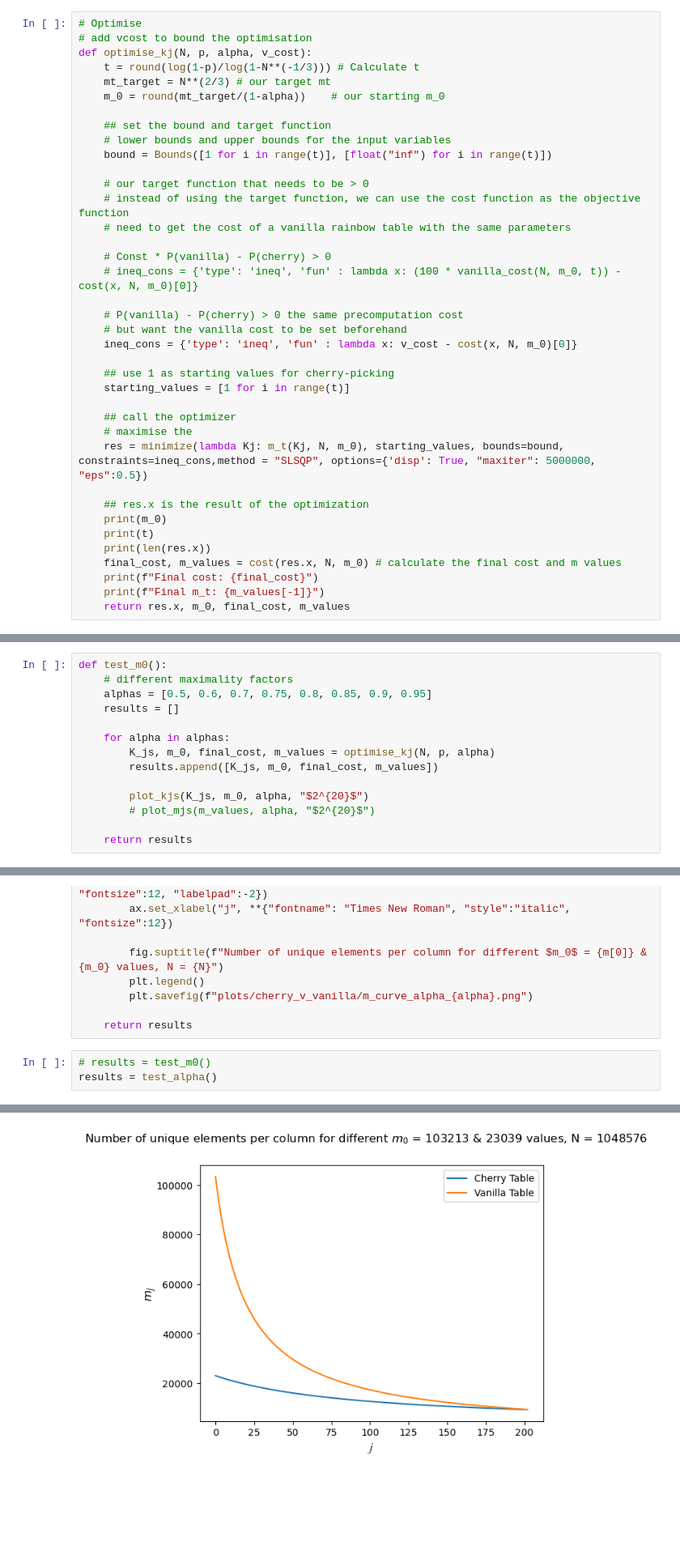
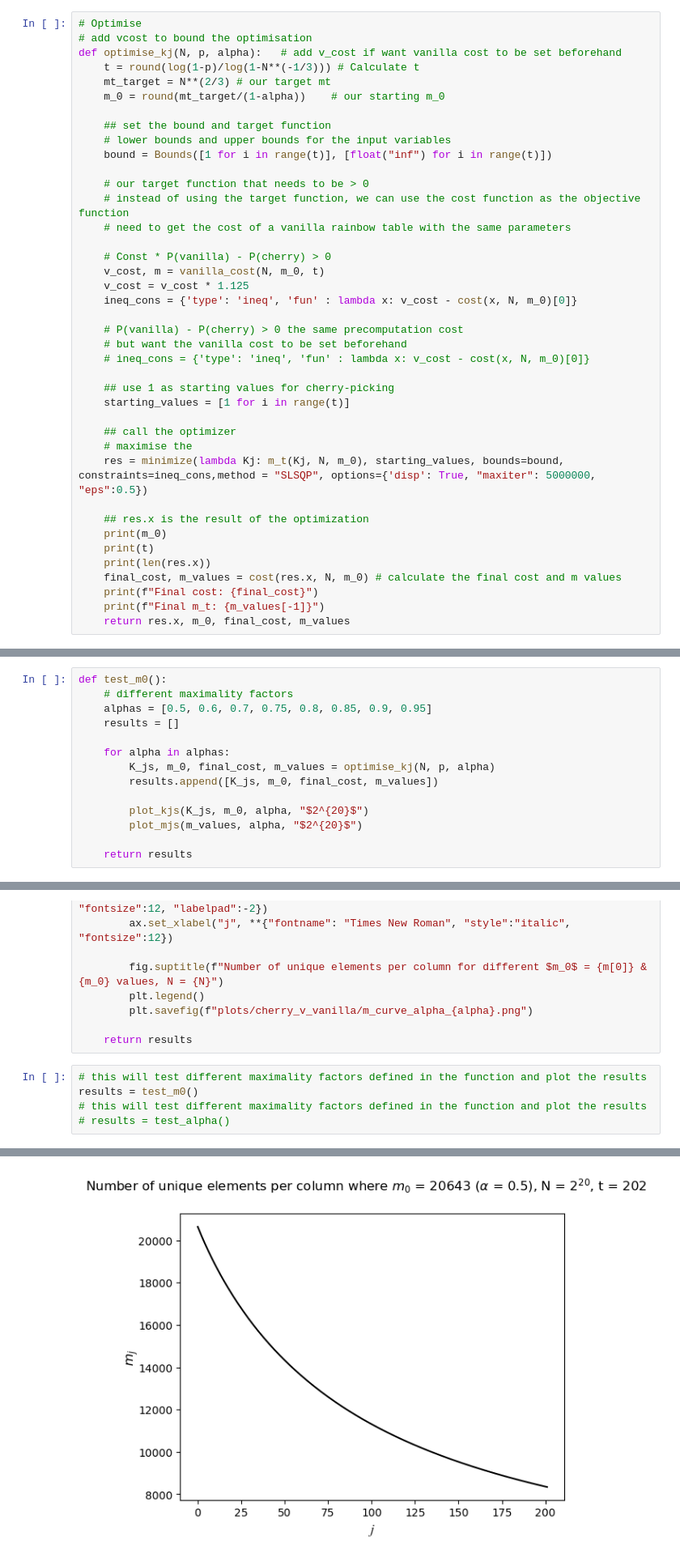
Before and after one commit to mahfuzahf/cherry-picking-reduction-functions, a Jupyter notebook: different_m0.ipynb, the cells around one changed output, grey strips where cells are left out. Shown at 81% size. Cells and saved outputs as stored; diff of their text form; blank space fills up the shorter version.

```diff
--- a/different_m0.ipynb
+++ b/different_m0.ipynb
@@ -109,7 +109,7 @@ def vanilla_cost(N, m_0, t):
 # %%
 # Optimise
 # add vcost to bound the optimisation
-def optimise_kj(N, p, alpha, v_cost):
+def optimise_kj(N, p, alpha):   # add v_cost if want vanilla cost to be set beforehand
     t = round(log(1-p)/log(1-N**(-1/3))) # Calculate t
     mt_target = N**(2/3) # our target mt
     m_0 = round(mt_target/(1-alpha))    # our starting m_0
@@ -123,11 +123,13 @@ def optimise_kj(N, p, alpha, v_cost):
     # need to get the cost of a vanilla rainbow table with the same parameters
 
     # Const * P(vanilla) - P(cherry) > 0
-    # ineq_cons = {'type': 'ineq', 'fun' : lambda x: (100 * vanilla_cost(N, m_0, t)) - cost(x, N, m_0)[0]}
+    v_cost, m = vanilla_cost(N, m_0, t)
+    v_cost = v_cost * 1.125
+    ineq_cons = {'type': 'ineq', 'fun' : lambda x: v_cost - cost(x, N, m_0)[0]}
 
     # P(vanilla) - P(cherry) > 0 the same precomputation cost
     # but want the vanilla cost to be set beforehand
-    ineq_cons = {'type': 'ineq', 'fun' : lambda x: v_cost - cost(x, N, m_0)[0]}
+    # ineq_cons = {'type': 'ineq', 'fun' : lambda x: v_cost - cost(x, N, m_0)[0]}
 
     ## use 1 as starting values for cherry-picking
     starting_values = [1 for i in range(t)]
@@ -181,7 +183,7 @@ def test_m0():
         results.append([K_js, m_0, final_cost, m_values])
 
         plot_kjs(K_js, m_0, alpha, "$2^{20}$")
-        # plot_mjs(m_values, alpha, "$2^{20}$")
+        plot_mjs(m_values, alpha, "$2^{20}$")
 
     return results
 # %%
@@ -222,6 +224,8 @@ def test_alpha():
 
     return results
 # %%
-# results = test_m0()
-results = test_alpha()
+# this will test different maximality factors defined in the function and plot the results
+results = test_m0()
+# this will test different maximality factors defined in the function and plot the results
+# results = test_alpha()
 # %% [output]
@@ -246 +250 @@ Final m_t: 9401.590434276433
-[figure, old version]
+[figure, new version]
```
Also changed, not shown: parts of 9 cells of this notebook, 4 other files.
